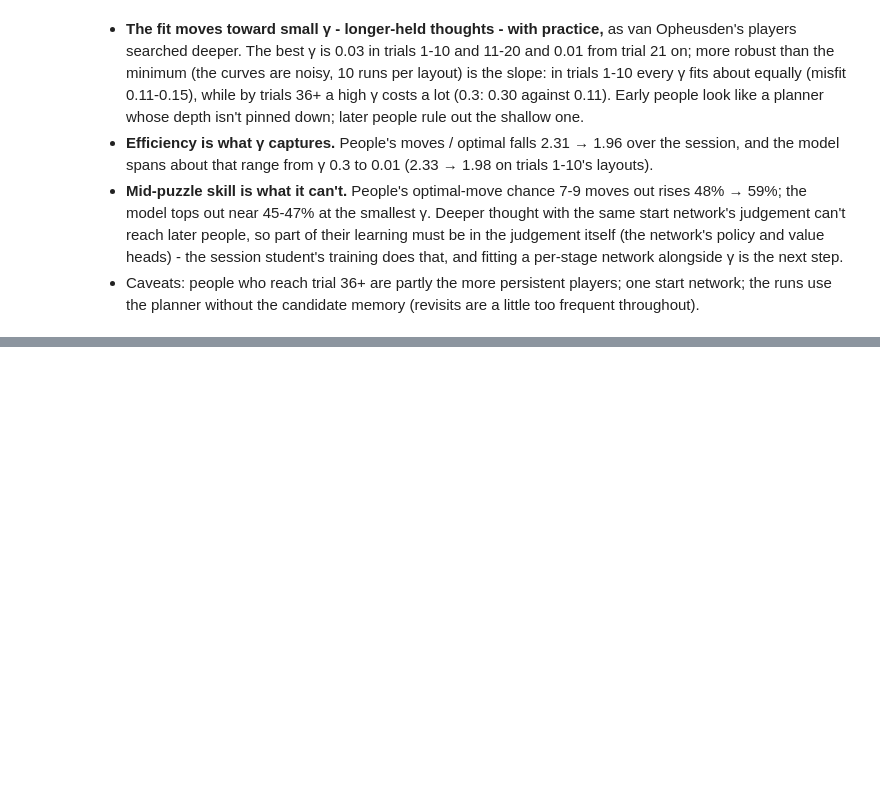
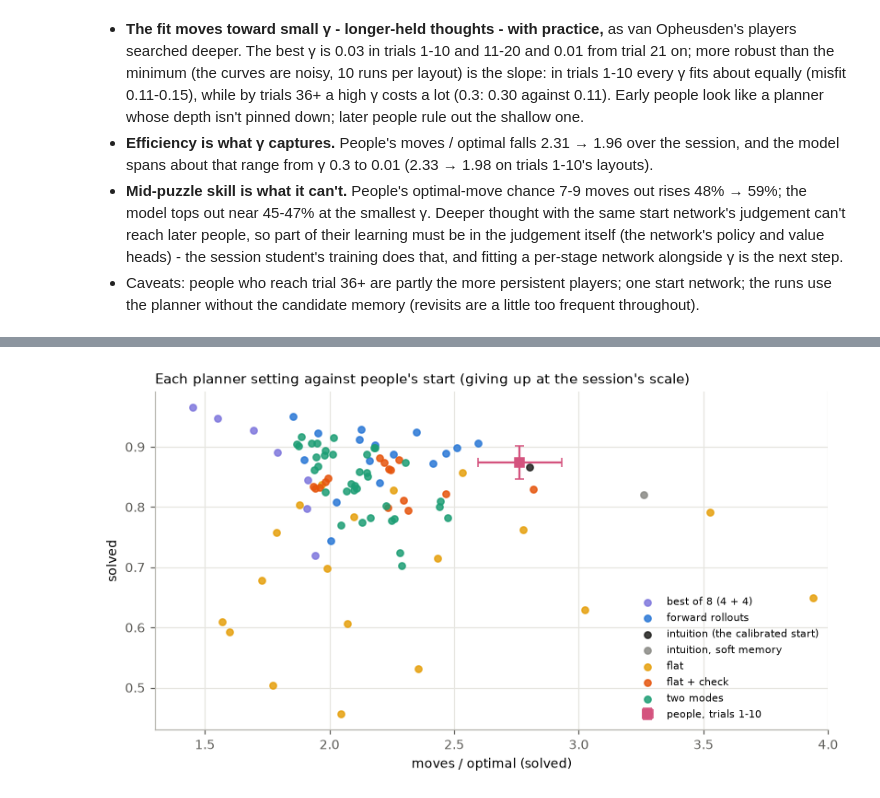
Before and after one commit to Appleseed4k/rush-hour, a Jupyter notebook: notebooks/forward_planning.ipynb, the cells around one changed output, grey strips where cells are left out. Saved outputs shown, nothing was run; the diff lists cells and outputs as text; code cells hidden in the pictures; blank space fills up the shorter version.

```diff
--- a/notebooks/forward_planning.ipynb
+++ b/notebooks/forward_planning.ipynb
@@ -674,0 +889,55 @@ pd.concat([lf.pivot(index="gamma", columns="stage", values="misfit")[STAGE_ORDER
+# %%
+from rushhour import human_data as hd, surrender as sr
+
+(hs, hs_se), (hr, hr_se), first10 = sr.human_target(10)
+edges, rates, _ = hd.surrender_hazard()
+test_puzzles = sr.puzzle_set("test")
+
+
+def calibrate(df, scale=0.3):
+    rows = []
+    for c, d in df.groupby("config", sort=False):
+        att = {n: [None if m != m else int(m) for m in x.moves] for n, x in d.groupby("puzzle")}
+        ps, pr = sr.predict(att, test_puzzles, first10, edges, rates, scale, True)
+        row = {"config": c, "solved": ps, "moves / optimal": pr,
+               "misfit": ((ps - hs) / hs_se) ** 2 + ((pr - hr) / hr_se) ** 2}
+        if "impasses" in d and d.impasses.notna().any():
+            row["moves from plans"] = d.backward.sum() / d.played.sum()
+            row["impasses / 10 moves"] = 10 * d.impasses.sum() / d.played.sum()
+        rows.append(row)
+    return pd.DataFrame(rows)
+
+
+def family(c):
+    for prefix, name in [("intuition, hard", "intuition (the calibrated start)"), ("intuition, soft", "intuition, soft memory"),
+                         ("best of 8", "best of 8 (4 + 4)"), ("forward", "forward rollouts"),
+                         ("flat+check", "flat + check"), ("flat", "flat"), ("two-mode", "two modes")]:
+        if c.startswith(prefix):
+            return name
+
+
+mixed = pd.read_csv(os.path.join(SUMMARY, "planner_start_fit.csv"))
+mixed["config"] = "best of 8, γ " + mixed.gamma.astype(str)
+cal = pd.concat([calibrate(mixed)] + [calibrate(pd.read_csv(os.path.join(SUMMARY, f)))
+                                      for f in ("forward_start_fit.csv", "flat_start_fit.csv",
+                                                "two_mode_start_fit.csv")], ignore_index=True)
+cal["family"] = cal.config.map(family)
+COLORS = {"intuition (the calibrated start)": INK, "intuition, soft memory": "#8a8a85", "best of 8 (4 + 4)": "#7f77dd",
+          "forward rollouts": "#2a78d6", "flat": "#e6a00d", "flat + check": "#e6550d", "two modes": "#1d9e75"}
+fig, ax = plt.subplots(figsize=(7.5, 4.2))
+for fam, d in cal.groupby("family", sort=False):
+    ax.scatter(d["moves / optimal"], d.solved, s=22, color=COLORS[fam], label=fam, alpha=0.85)
+ax.errorbar([hr], [hs], xerr=[hr_se], yerr=[hs_se], fmt="s", color="#d4537e", ms=7, capsize=3,
+            label="people, trials 1-10")
+ax.set_xlim(1.3, 4.0)
+ax.set_xlabel("moves / optimal (solved)")
+ax.set_ylabel("solved")
+ax.set_title("Each planner setting against people's start (giving up at the session's scale)")
+ax.legend(fontsize=7.5, loc="lower right")
+tidy(ax, "both")
+plt.tight_layout()
+plt.show()
+best = cal.sort_values("misfit").groupby("family", sort=False).head(1).set_index("family")
+best[["config", "solved", "moves / optimal", "misfit", "moves from plans", "impasses / 10 moves"]].round(3)
+# %% [output]
+[figure, added]
```
Also changed, not shown: parts of 22 cells of this notebook, 8 other files.
